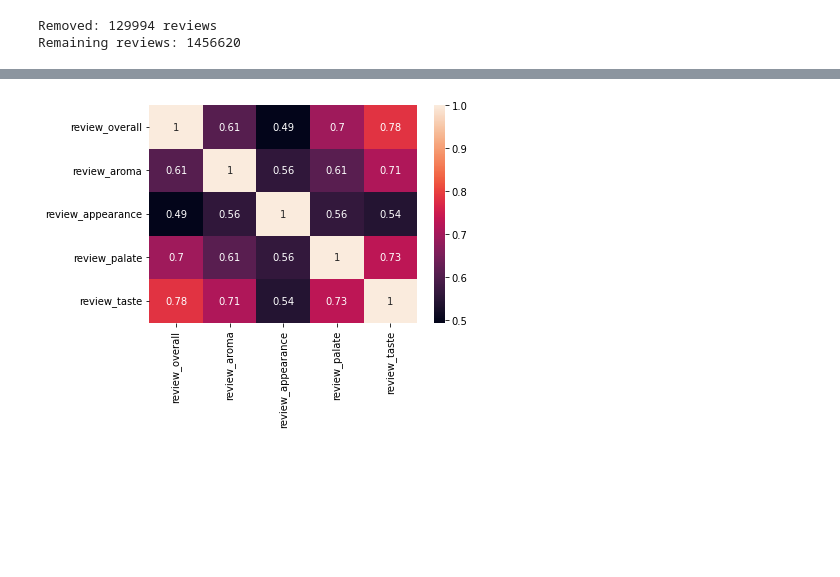
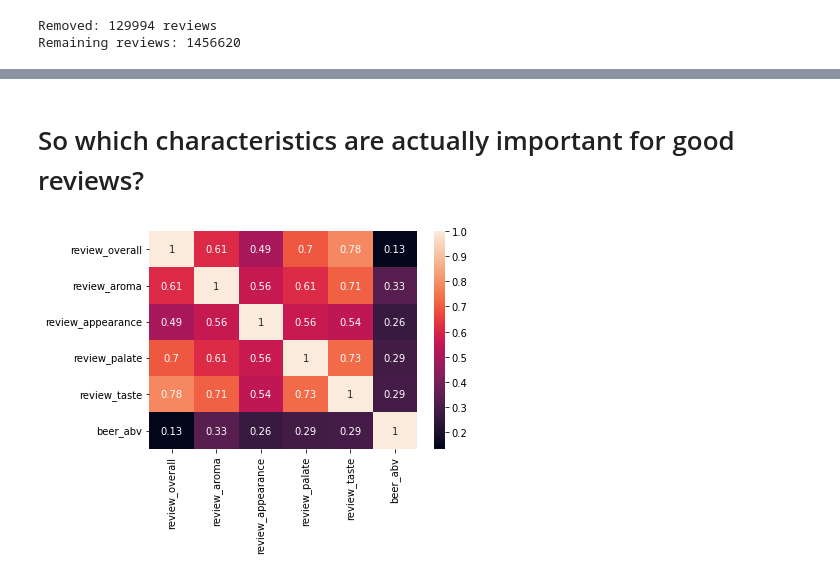
Before and after one commit to thomasblichfeldt/toogoodtogo_demo, a Jupyter notebook: best_beer.ipynb, the cells around one changed output, grey strips where cells are left out. Saved outputs shown, nothing was run; the diff lists cells and outputs as text; code cells hidden in the pictures; blank space fills up the shorter version.

```diff
--- a/best_beer.ipynb
+++ b/best_beer.ipynb
@@ -91,0 +110,6 @@ Remaining reviews: 1456620
+# %%
+old_shape = filtered_beer_data.shape[0]
+filtered_beer_data.drop_duplicates(['beer_beerid','review_profilename'], inplace=True)
+
+print(f"Removed: {old_shape - filtered_beer_data.shape[0]} reviews")
+print(f"Remaining reviews: {filtered_beer_data.shape[0]}")
@@ -92,6 +123,8 @@ Remaining reviews: 1456620
+# %% [markdown]
+# So which characteristics are actually important for good reviews?
 # %%
-corr_matrix = filtered_beer_data[['review_overall','review_aroma', 'review_appearance', 'review_palate', 'review_taste']].corr()
+corr_matrix = filtered_beer_data[['review_overall','review_aroma', 'review_appearance', 'review_palate', 'review_taste', 'beer_abv']].corr()
 sn.heatmap(corr_matrix, annot=True)
 plt.show()
 # %% [output]
-[figure, old version]
+[figure, new version]
```
Also changed, not shown: parts of 48 cells of this notebook, 3 other files.
